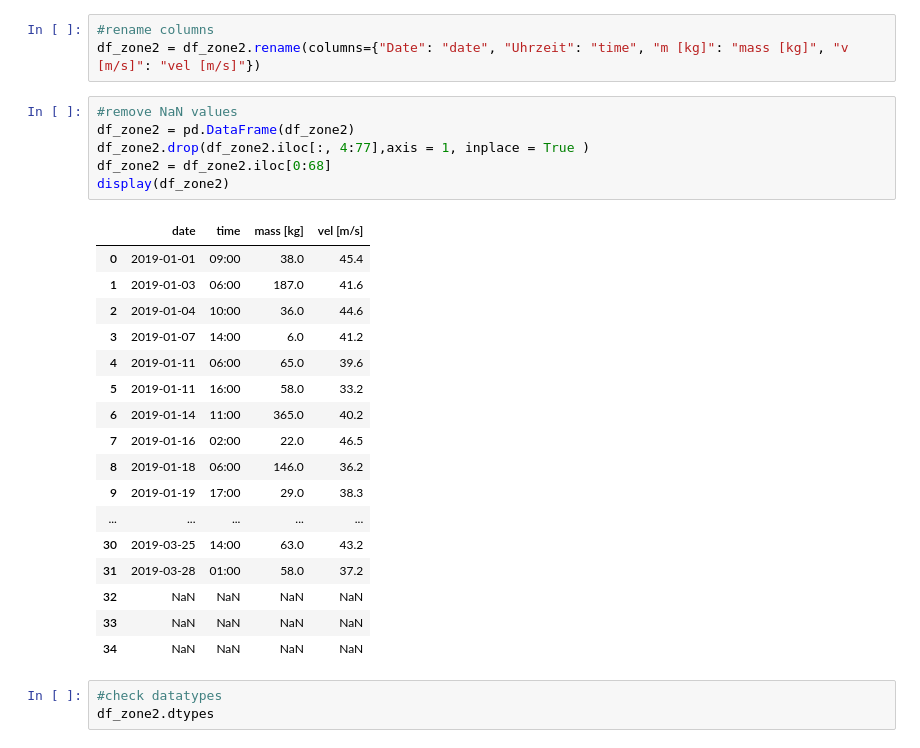
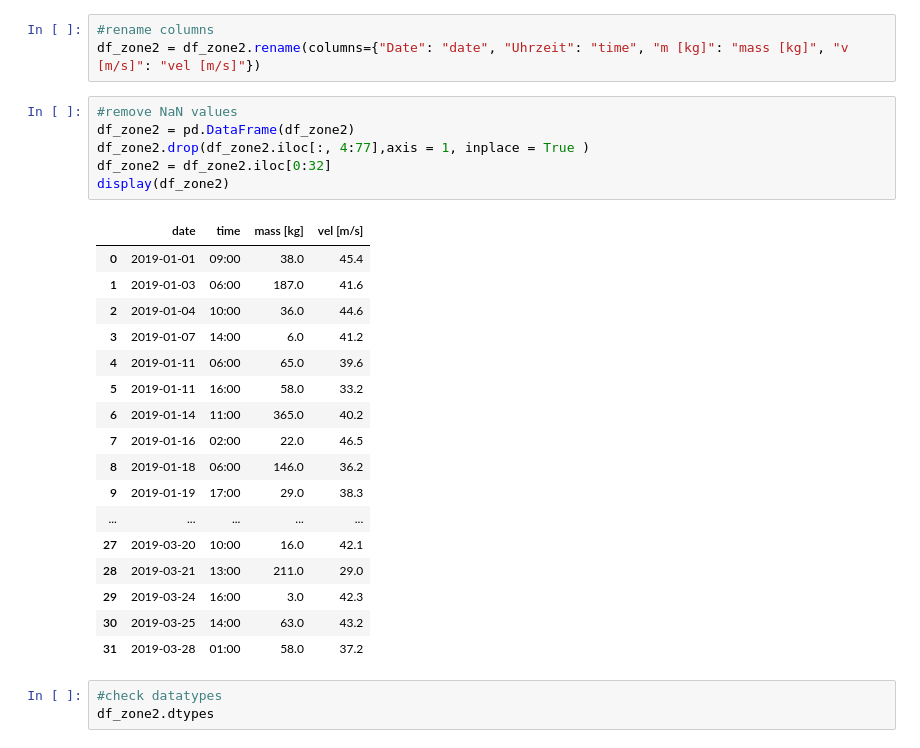
Before and after one commit to ChristianHeeb/cwm1_challenge, a Jupyter notebook: 01_notebook/notebook.ipynb, the cells around one changed output. Saved outputs shown, nothing was run; the diff lists cells and outputs as text.

```diff
--- a/01_notebook/notebook.ipynb
+++ b/01_notebook/notebook.ipynb
@@ -157,27 +157,27 @@ df_zone2 = df_zone2.rename(columns={"Date": "date", "Uhrzeit": "time", "m [kg]":
 # %%
 #remove NaN values
 df_zone2 = pd.DataFrame(df_zone2)
 df_zone2.drop(df_zone2.iloc[:, 4:77],axis = 1, inplace = True )
-df_zone2 = df_zone2.iloc[0:68]
+df_zone2 = df_zone2.iloc[0:32]
 display(df_zone2)
 # %% [output]
 |  | date | time | mass [kg] | vel [m/s] |
 | 0 | 2019-01-01 | 09:00 | 38.0 | 45.4 |
 | 1 | 2019-01-03 | 06:00 | 187.0 | 41.6 |
 | 2 | 2019-01-04 | 10:00 | 36.0 | 44.6 |
 | 3 | 2019-01-07 | 14:00 | 6.0 | 41.2 |
 | 4 | 2019-01-11 | 06:00 | 65.0 | 39.6 |
 | 5 | 2019-01-11 | 16:00 | 58.0 | 33.2 |
 | 6 | 2019-01-14 | 11:00 | 365.0 | 40.2 |
 | 7 | 2019-01-16 | 02:00 | 22.0 | 46.5 |
 | 8 | 2019-01-18 | 06:00 | 146.0 | 36.2 |
 | 9 | 2019-01-19 | 17:00 | 29.0 | 38.3 |
 | ... | ... | ... | ... | ... |
+| 27 | 2019-03-20 | 10:00 | 16.0 | 42.1 |
+| 28 | 2019-03-21 | 13:00 | 211.0 | 29.0 |
+| 29 | 2019-03-24 | 16:00 | 3.0 | 42.3 |
 | 30 | 2019-03-25 | 14:00 | 63.0 | 43.2 |
 | 31 | 2019-03-28 | 01:00 | 58.0 | 37.2 |
-| 32 | NaN | NaN | NaN | NaN |
-| 33 | NaN | NaN | NaN | NaN |
-| 34 | NaN | NaN | NaN | NaN |
 # %%
 #check datatypes
 df_zone2.dtypes
```
Also changed, not shown: parts of 2 cells of this notebook.
